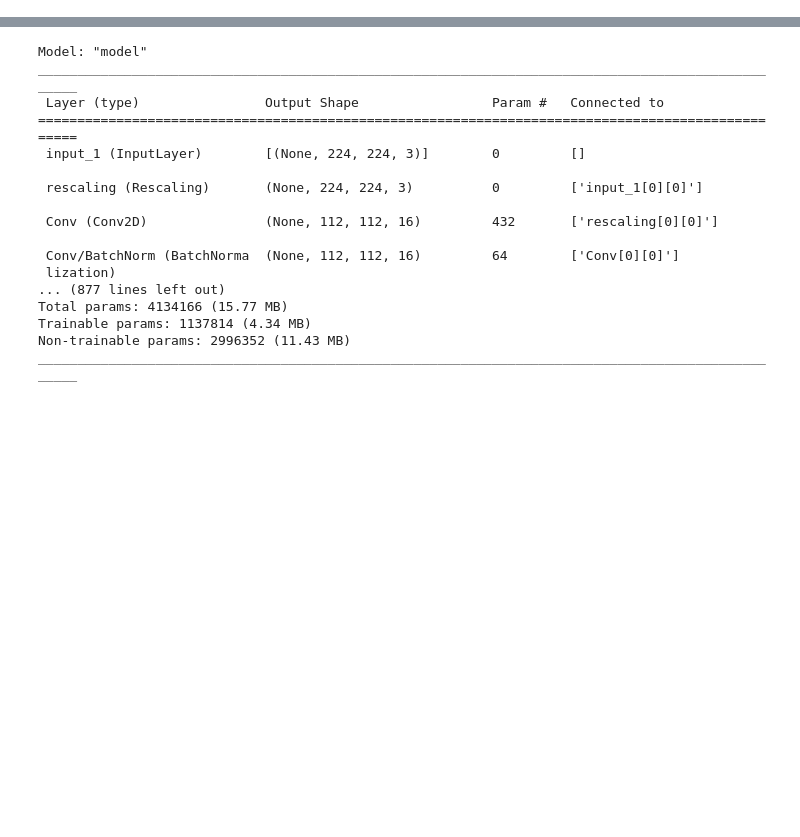
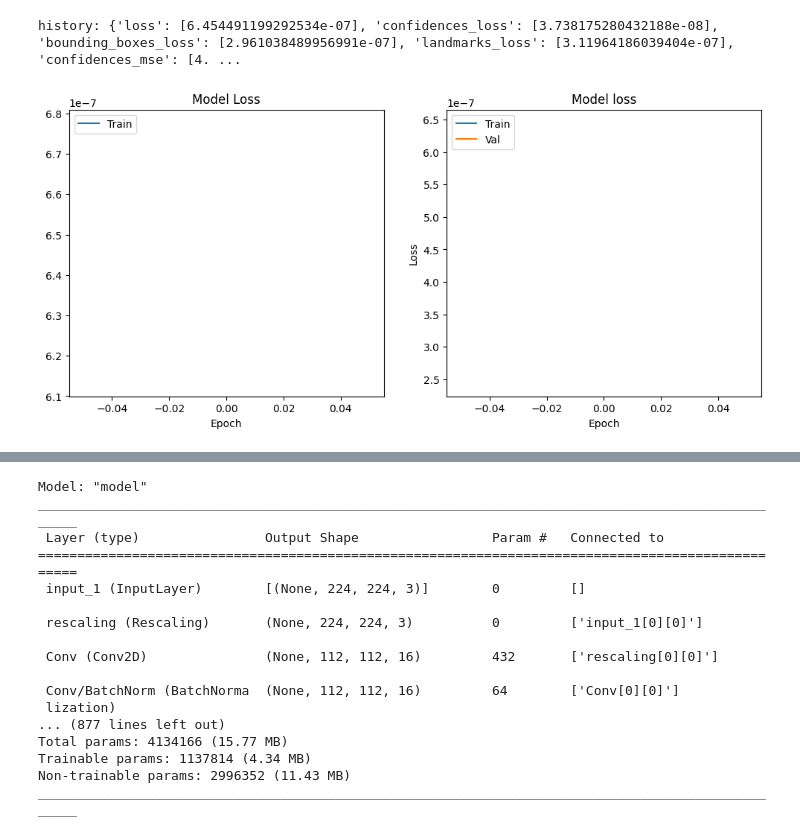
Before and after one commit to Rooster-AI/rooster-deepface, a Jupyter notebook: lean_mtcnn_training/lean_mtcnn.ipynb, the cells around one changed output, grey strips where cells are left out. Cells and saved outputs as stored; diff of their text form; code cells hidden in the pictures; blank space fills up the shorter version.

Commit message:
Train and save model

```diff
--- a/lean_mtcnn_training/lean_mtcnn.ipynb
+++ b/lean_mtcnn_training/lean_mtcnn.ipynb
@@ -263,7 +265,5 @@ history = model.fit(
     train_dataset,
     epochs=1,
     validation_data=val_dataset,
+    validation_freq=1
 )
-
-test_loss, test_accuracy = model.evaluate(test_dataset)
-print(f"Test Loss: {test_loss}, Test Accuracy: {test_accuracy}")
@@ -270,24 +279,27 @@ print(f"Test Loss: {test_loss}, Test Accuracy: {test_accuracy}")
 # %%
 import matplotlib.pyplot as plt
+
+print(f"history: {history.history}")
 
 # Plot training & validation accuracy values
 plt.figure(figsize=(12, 5))
 
 plt.subplot(1, 2, 1)
-plt.plot(history.history['accuracy'])
-plt.plot(history.history['val_accuracy'])
-plt.title('Model accuracy')
-plt.ylabel('Accuracy')
+plt.plot(history.history['loss'])
+plt.title('Model Loss')
 plt.xlabel('Epoch')
 plt.legend(['Train', 'Val'], loc='upper left')
 
 # Plot training & validation loss values
 plt.subplot(1, 2, 2)
 plt.plot(history.history['loss'])
 plt.plot(history.history['val_loss'])
 plt.title('Model loss')
 plt.ylabel('Loss')
 plt.xlabel('Epoch')
 plt.legend(['Train', 'Val'], loc='upper left')
 
 plt.show()
+# %% [output]
+history: {'loss': [6.454491199292534e-07], 'confidences_loss': [3.738175280432188e-08], 'bounding_boxes_loss': [2.961038489956991e-07], 'landmarks_loss': [3.11964186039404e-07], 'confidences_mse': [4. ...
+[figure, added]
```
Also changed, not shown: parts of 8 cells of this notebook, 2 other files.
